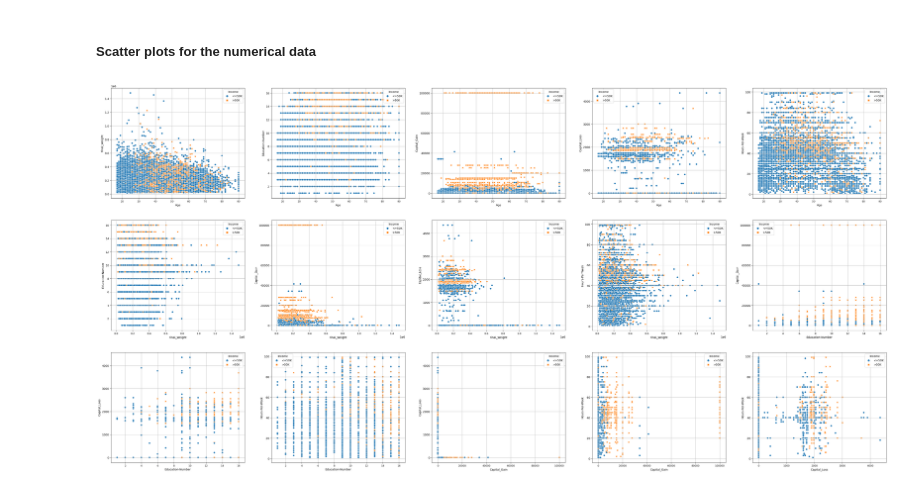
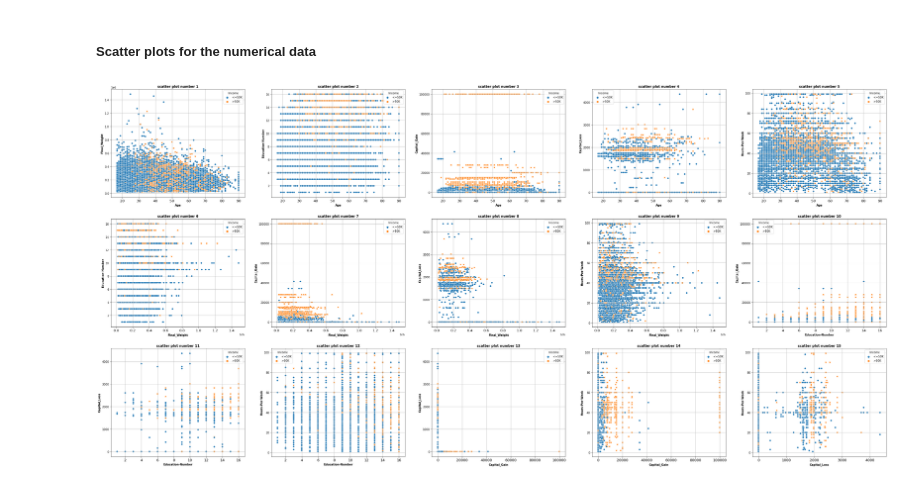
Before and after one commit to ErfanRasti/DataMining-Projects, a Jupyter notebook: ClassificationProject/main.ipynb, the cells around one changed output. Drawn from its saved outputs; the diff is of its cells as text; code cells hidden in the pictures.

```diff
--- a/ClassificationProject/main.ipynb
+++ b/ClassificationProject/main.ipynb
@@ -170,19 +170,20 @@ for i, col in enumerate(list(filter(lambda x: x != 'Native_Country', categorical
 # %%
 numerical_features = train_ds.select_dtypes(include='int64').columns
 
 train_ds_label = train_ds['Income']
 plt_num = 1
 fig = plt.figure(figsize=(50, 50))
 for i, x_col in enumerate(numerical_features):
     for j, y_col in enumerate(numerical_features[i:]):
         if x_col != y_col:
             plt.subplot(6, 5, plt_num)
             sns.scatterplot(data=train_ds, x=x_col, y=y_col, hue="Income",
                             style="Income")
-            plt.xlabel(xlabel=x_col)
-            plt.ylabel(ylabel=y_col)
-            plt.xticks(fontsize=9)
+            plt.xlabel(xlabel=x_col, fontweight="bold")
+            plt.ylabel(ylabel=y_col, fontweight="bold")
+            plt.title(f"scatter plot number {plt_num}", fontweight="bold")
+            plt.xticks(fontsize=13)
             plt.grid(True)
             plt_num = plt_num + 1
 # %% [output]
-[figure, old version]
+[figure, new version]
```
Also changed, not shown: parts of 5 cells of this notebook.
